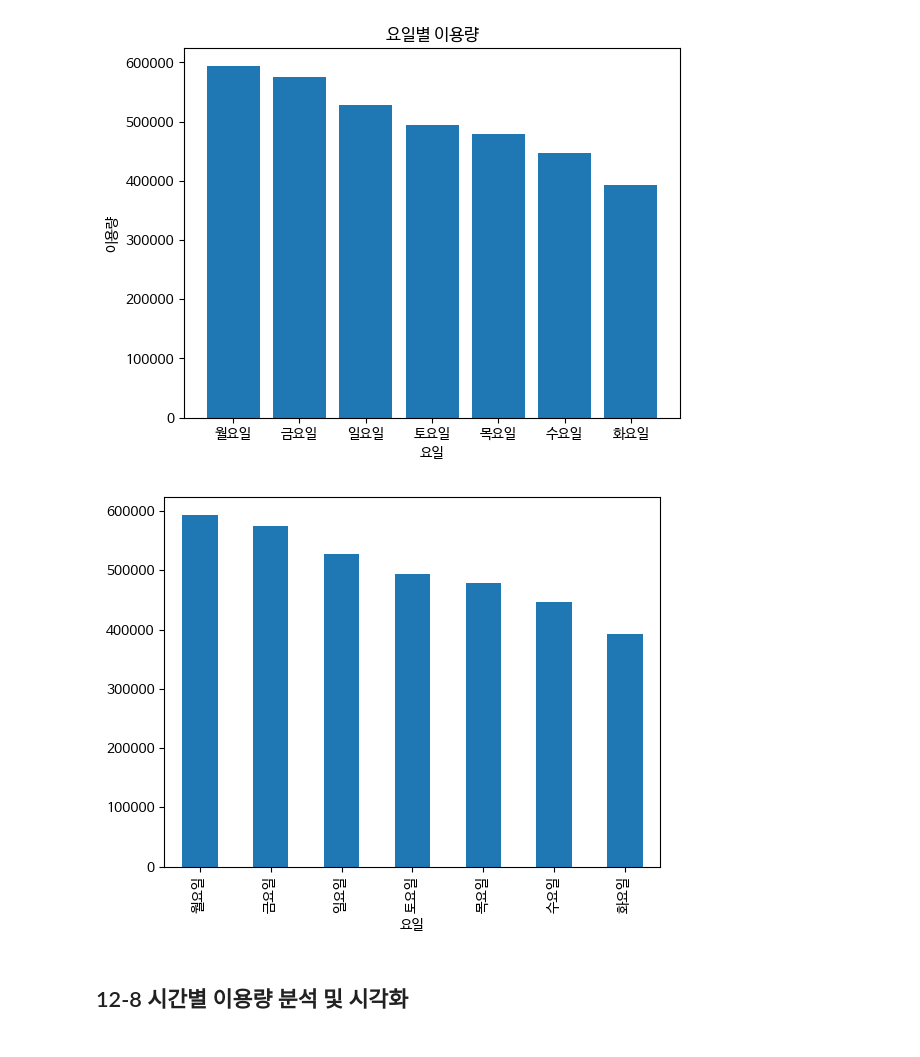
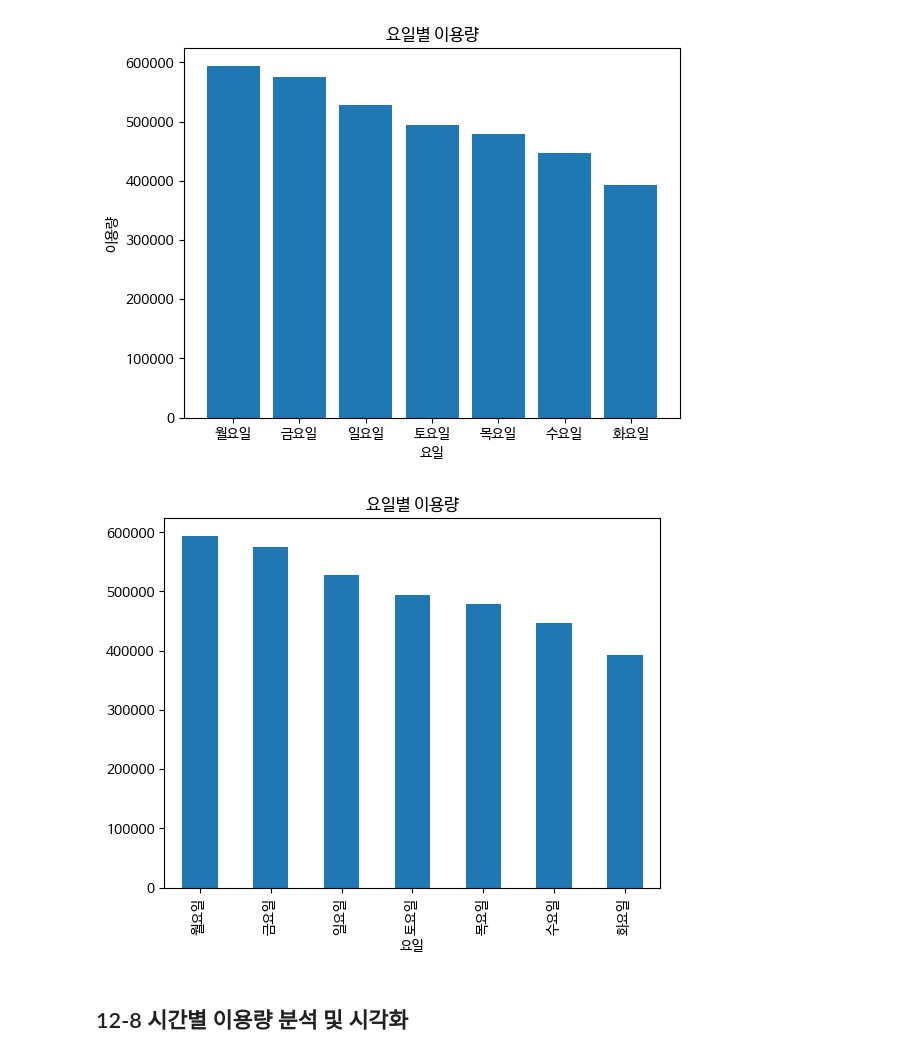
Before and after one commit to charminseon1987/Data-Analysis-with-Open-Source, a Jupyter notebook: 오픈소스_데이터_분석_12강.ipynb, the cells around one changed output. Cells and saved outputs as stored; diff of their text form; code cells hidden in the pictures.

```diff
--- a/오픈소스_데이터_분석_12강.ipynb
+++ b/오픈소스_데이터_분석_12강.ipynb
@@ -281,8 +281,9 @@ plt.show()
 # %%
 ## Dataframe의 plot을 이용한 요일별 이용량 막대 그래프 생성
 day_df.plot(kind='bar')
+plt.title('요일별 이용량')
 plt.show()
 # %% [output]
-[figure, old version]
+[figure, new version]
 # %% [markdown]
 ## 12-8 시간별 이용량 분석 및 시각화
```
Also changed, not shown: parts of 3 cells of this notebook.
